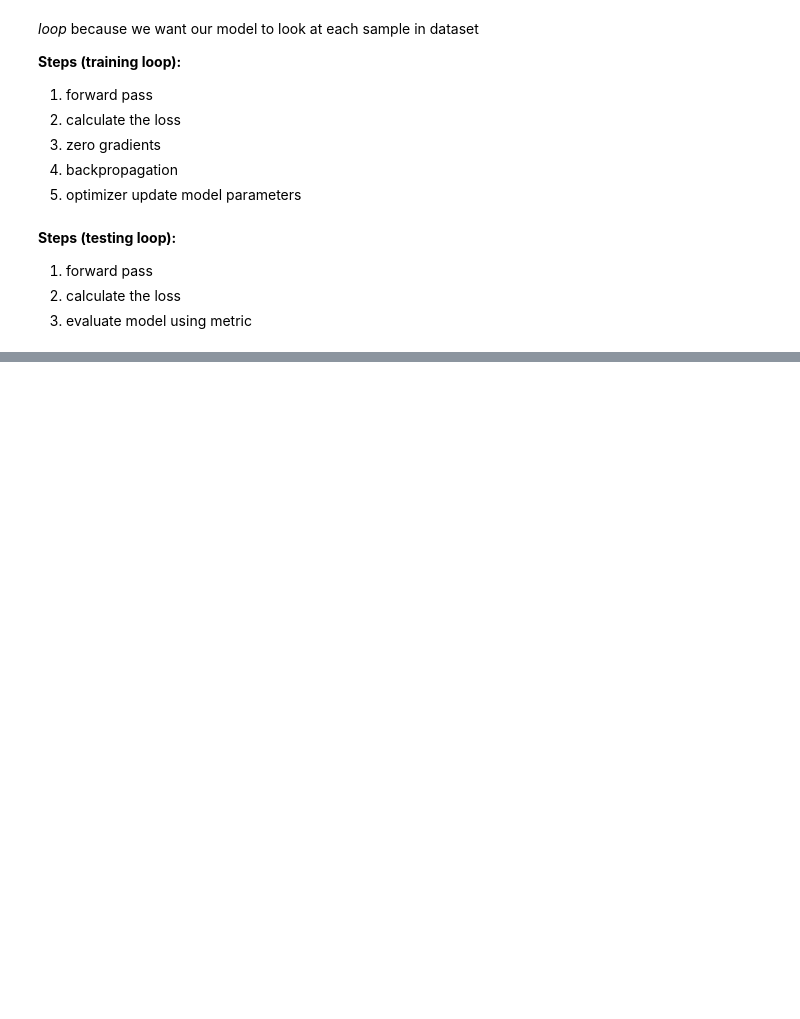
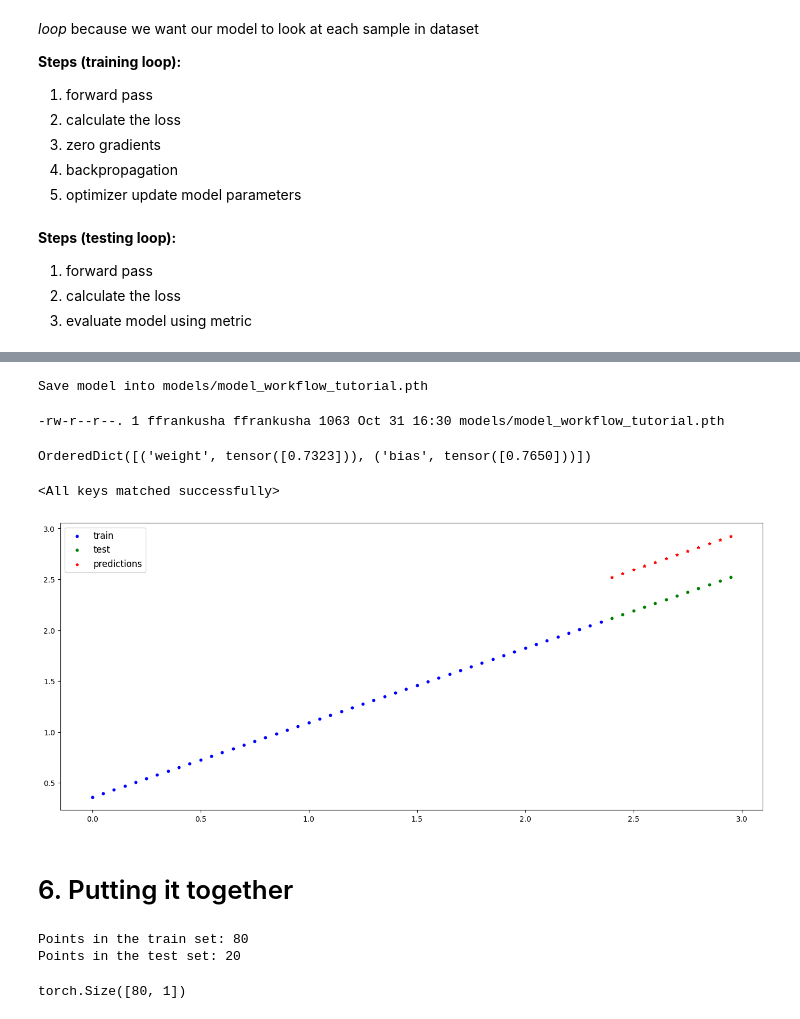
Before and after one commit to AnatolyAdamovich/learning, a Jupyter notebook: courses/pytorch/ch2-workflow.ipynb, the cells around one changed output, grey strips where cells are left out. Cells and saved outputs as stored; diff of their text form; code cells hidden in the pictures; blank space fills up the shorter version.

Commit message:
pytorch/workflows-theory finished

```diff
--- a/courses/pytorch/ch2-workflow.ipynb
+++ b/courses/pytorch/ch2-workflow.ipynb
@@ -242,0 +262,58 @@ original parameters: weight = 0.73221 and bias = 0.36
+# %%
+from pathlib import Path
+
+# 1. Directories for models
+model_path = Path("models")
+model_path.mkdir(parents=True, exist_ok=True)
+
+model_name = 'model_workflow_tutorial.pth'
+model_save = model_path / model_name
+
+print(f'Save model into {model_save}')
+torch.save(obj=model_0.state_dict(),
+           f=model_save)
+# %% [output]
+Save model into models/model_workflow_tutorial.pth
+# %%
+ls -l models/model_workflow_tutorial.pth
+# %% [output]
+-rw-r--r--. 1 ffrankusha ffrankusha 1063 Oct 31 16:30 models/model_workflow_tutorial.pth
+# %%
+# load model
+dict_with_params = torch.load(f="./models/model_workflow_tutorial.pth")
+dict_with_params
+# %% [output]
+OrderedDict([('weight', tensor([0.7323])), ('bias', tensor([0.7650]))])
+# %%
+new_model = SimpleLinearModel()
+new_model.load_state_dict(dict_with_params)
+# %% [output]
+<All keys matched successfully>
+# %%
+new_model.eval()
+with torch.inference_mode():
+    new_predictions = new_model(X_test)
+
+plot_predictions(predictions=new_predictions)
+# %% [output]
+[figure, added]
+# %% [markdown]
+# 6. Putting it together
+# %%
+weight = -4.95
+bias = +1.113
+
+X = (torch.arange(0.0, 10, 0.1)).unsqueeze(dim=1)
+y = X * weight + bias
+
+train_len = int(0.8 * len(X))
+X_train, y_train = X[:train_len], y[:train_len]
+X_test, y_test = X[train_len:], y[train_len:]
+
+print(f'Points in the train set: {len(X_train)}')
+print(f'Points in the test set: {len(X_test)}')
+X_train.shape
+# %% [output]
+Points in the train set: 80
+Points in the test set: 20
+torch.Size([80, 1])
```
Also changed, not shown: parts of 20 cells of this notebook.
